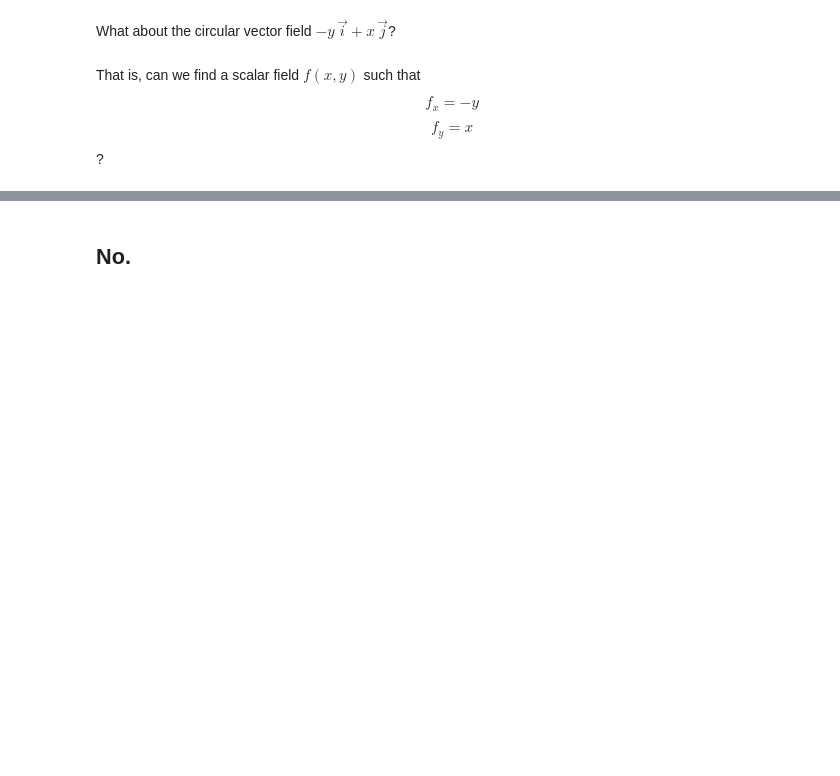
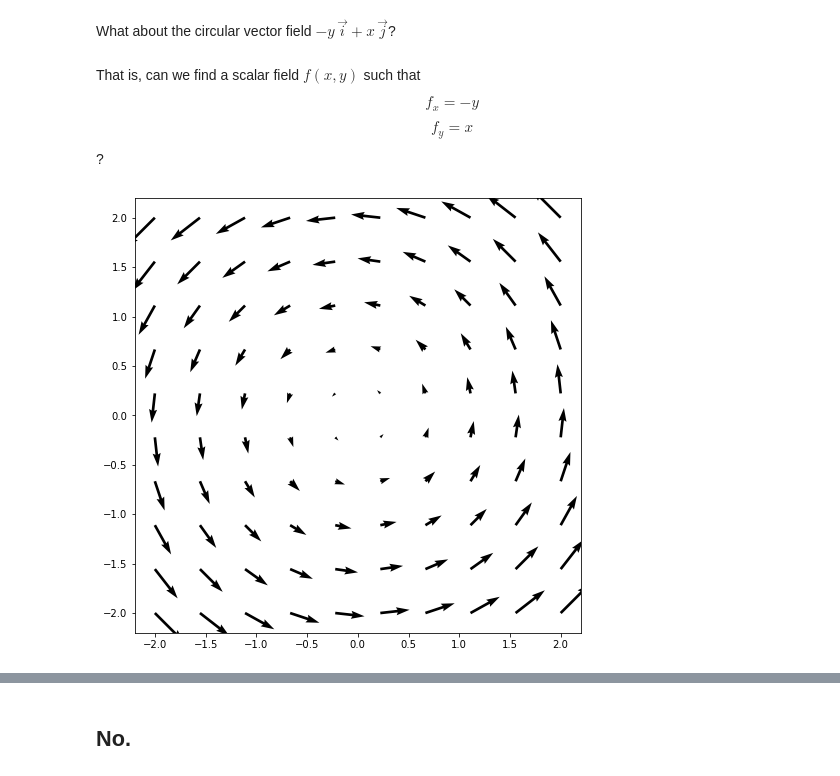
Before and after one commit to drewyoungren/mvc-f20, a Jupyter notebook: lec/mvc-L19.ipynb, the cells around one changed output, grey strips where cells are left out. Cells and saved outputs as stored; diff of their text form; code cells hidden in the pictures; blank space fills up the shorter version.

```diff
--- a/lec/mvc-L19.ipynb
+++ b/lec/mvc-L19.ipynb
@@ -116,6 +122,12 @@ The radial vector field $x \,\vec i + y \vec j$ is conservative. Its potential i
 What about the circular vector field $-y\,\vec i + x\, \vec j$?
 # %% [markdown]
 That is, can we find a scalar field $f(x,y)$ such that $$f_x = -y$$ $$f_y = x$$?
+# %%
+x = y = linspace(-2,2,10)
+x,y = meshgrid(x,y)
+plt.quiver(x,y,-y,x);
+# %% [output]
+[figure, added]
 # %% [markdown]
 <p style="padding-bottom:40%;"> </p>
 # %% [markdown]
```
Also changed, not shown: parts of 1 cell of this notebook, 3 other files.
